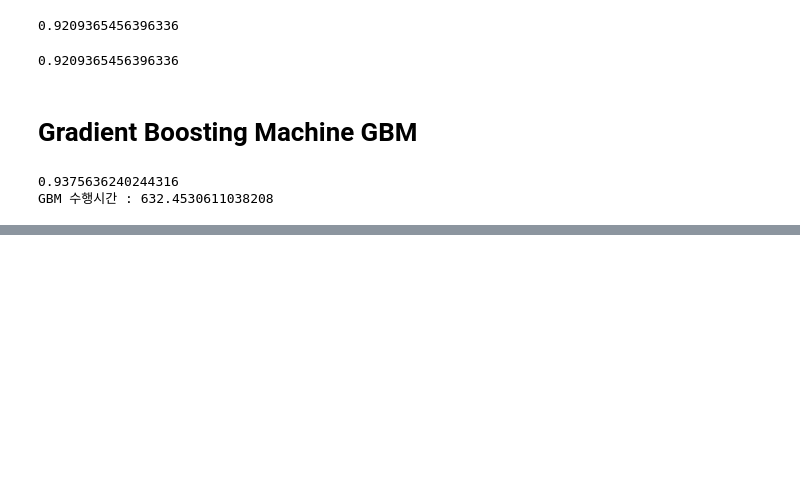
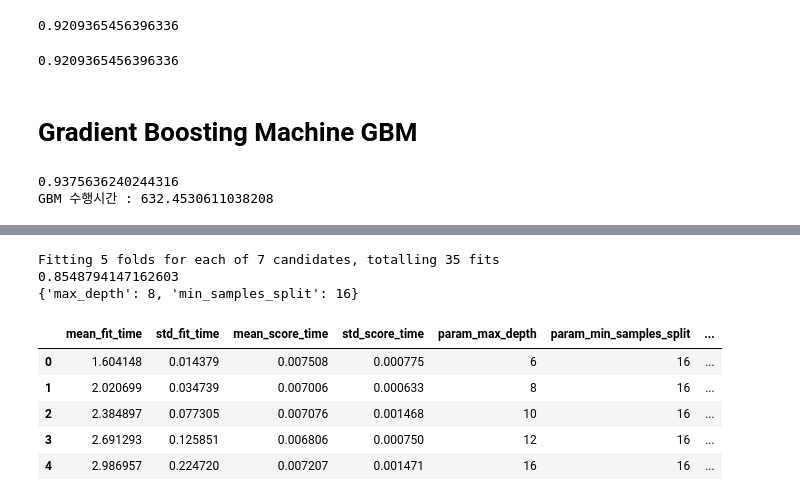
Before and after one commit to yleessam/2412_ml_env, a Jupyter notebook: 4장_결정트리_랜덤포레스트.ipynb, the cells around one changed output, grey strips where cells are left out. Drawn from its saved outputs; the diff is of its cells as text; code cells hidden in the pictures; blank space fills up the shorter version.

```diff
--- a/4장_결정트리_랜덤포레스트.ipynb
+++ b/4장_결정트리_랜덤포레스트.ipynb
@@ -269,0 +272,4 @@ GBM 수행시간 : 632.4530611038208
+# %%
+%%time
+X_train, X_test, y_train, y_test = get_human_dataset()
+X_train.info()
@@ -269,0 +306,9 @@ GBM 수행시간 : 632.4530611038208
+# %%
+%%time
+from sklearn.metrics import accuracy_score
+
+dt_clf = DecisionTreeClassifier(random_state=156)
+dt_clf.fit(X_train, y_train)
+pred = dt_clf.predict(X_test)
+
+accuracy_score(y_test, pred)
@@ -269,0 +335,26 @@ GBM 수행시간 : 632.4530611038208
+# %%
+from sklearn.model_selection import GridSearchCV
+
+params = {
+    'max_depth' : [6,8,10,12,16,20,24],
+    'min_samples_split' : [16]
+}
+
+grid_cv = GridSearchCV(dt_clf, param_grid=params, scoring='accuracy', cv=5, verbose=1)
+grid_cv.fit(X_train, y_train)
+print(grid_cv.best_score_)
+print(grid_cv.best_params_)
+# %% [output]
+Fitting 5 folds for each of 7 candidates, totalling 35 fits
+0.8548794147162603
+{'max_depth': 8, 'min_samples_split': 16}
+# %%
+cv_results_df = pd.DataFrame(grid_cv.cv_results_)
+cv_results_df.head()
+# %% [output]
+|  | mean_fit_time | std_fit_time | mean_score_time | std_score_time | param_max_depth | param_min_samples_split | ... |
+| 0 | 1.604148 | 0.014379 | 0.007508 | 0.000775 | 6 | 16 | ... |
+| 1 | 2.020699 | 0.034739 | 0.007006 | 0.000633 | 8 | 16 | ... |
+| 2 | 2.384897 | 0.077305 | 0.007076 | 0.001468 | 10 | 16 | ... |
+| 3 | 2.691293 | 0.125851 | 0.006806 | 0.000750 | 12 | 16 | ... |
+| 4 | 2.986957 | 0.224720 | 0.007207 | 0.001471 | 16 | 16 | ... |
```
Also changed, not shown: parts of 15 cells of this notebook, 4 other files.
